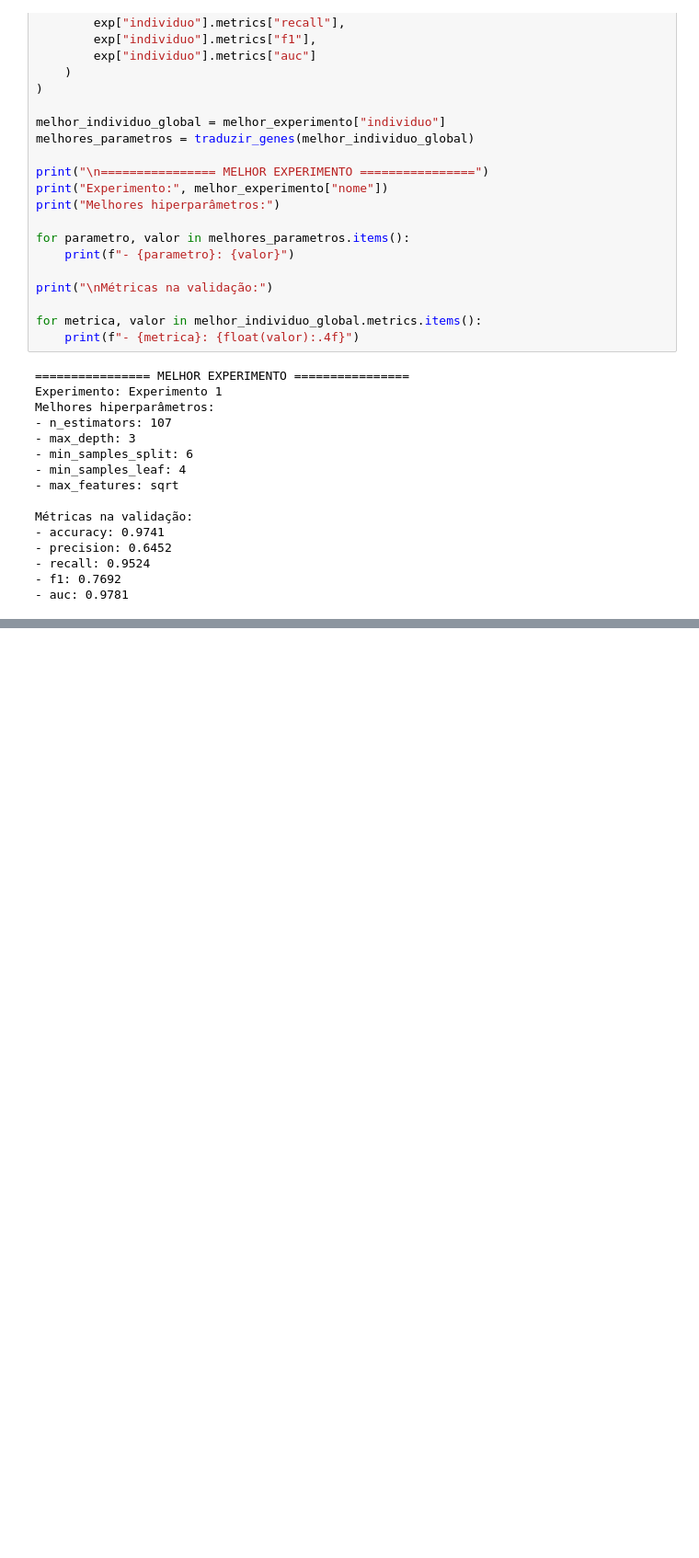
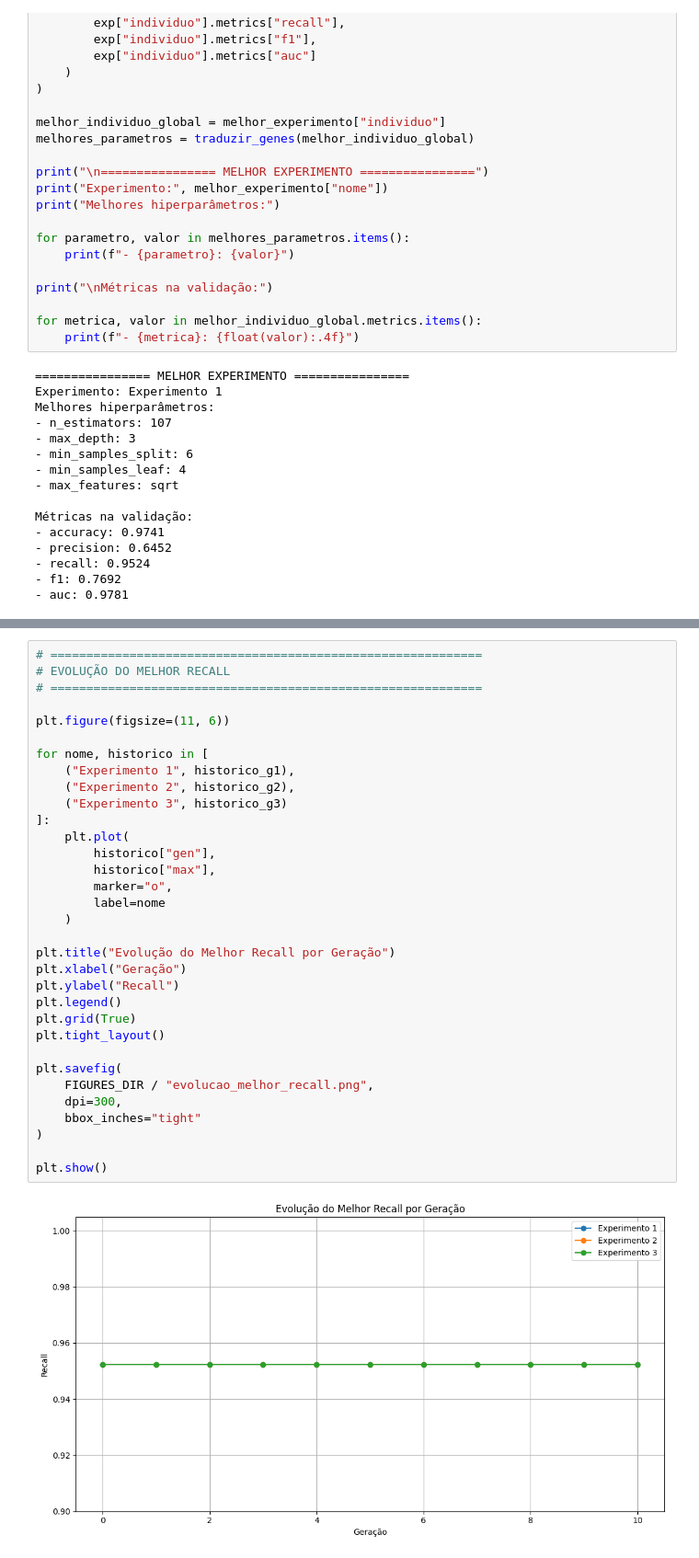
Before and after one commit to Val-Faria/tech-challenge-ia-saude, a Jupyter notebook: 02_otimizacao_hiperparametros_ag.ipynb, the cells around one changed output, grey strips where cells are left out. Shown at 92% size. Saved outputs shown, nothing was run; the diff lists cells and outputs as text; blank space fills up the shorter version.

```diff
--- a/02_otimizacao_hiperparametros_ag.ipynb
+++ b/02_otimizacao_hiperparametros_ag.ipynb
@@ -1041,0 +1073,35 @@ Métricas na validação:
+# %%
+# ============================================================
+# EVOLUÇÃO DO MELHOR RECALL
+# ============================================================
+
+plt.figure(figsize=(11, 6))
+
+for nome, historico in [
+    ("Experimento 1", historico_g1),
+    ("Experimento 2", historico_g2),
+    ("Experimento 3", historico_g3)
+]:
+    plt.plot(
+        historico["gen"],
+        historico["max"],
+        marker="o",
+        label=nome
+    )
+
+plt.title("Evolução do Melhor Recall por Geração")
+plt.xlabel("Geração")
+plt.ylabel("Recall")
+plt.legend()
+plt.grid(True)
+plt.tight_layout()
+
+plt.savefig(
+    FIGURES_DIR / "evolucao_melhor_recall.png",
+    dpi=300,
+    bbox_inches="tight"
+)
+
+plt.show()
+# %% [output]
+[figure, added]
```
Also changed, not shown: parts of 8 cells of this notebook.
